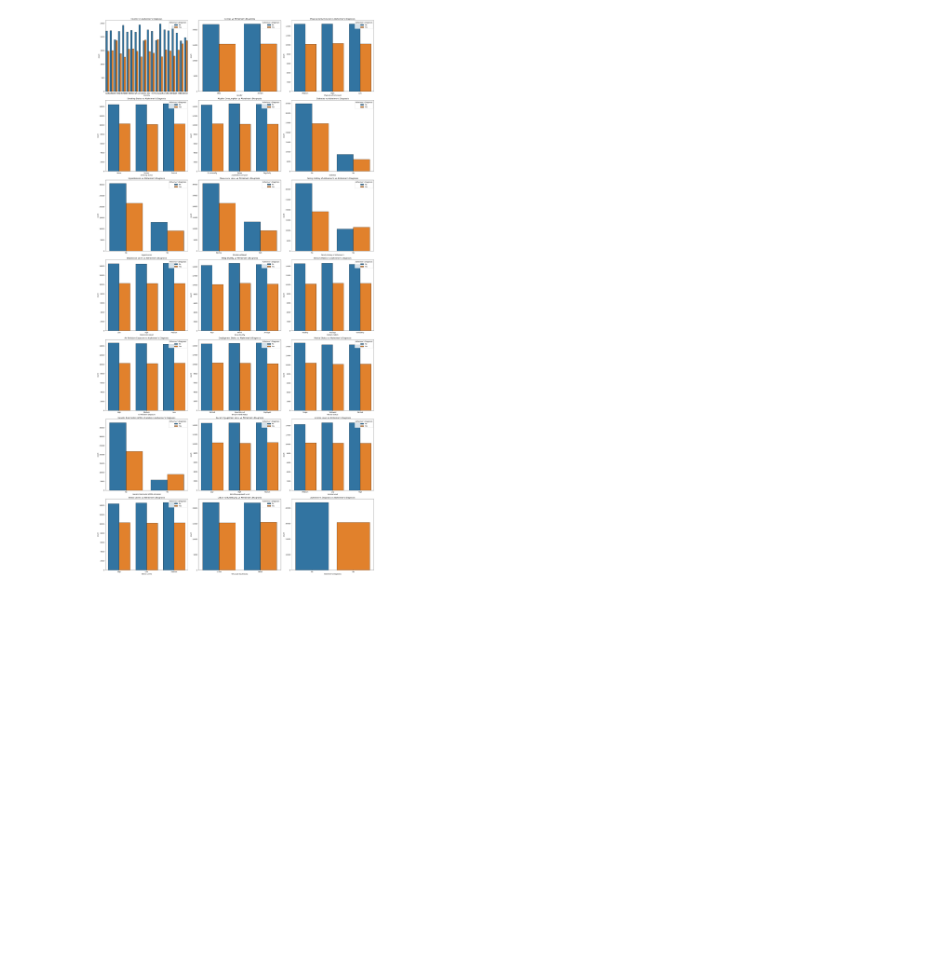
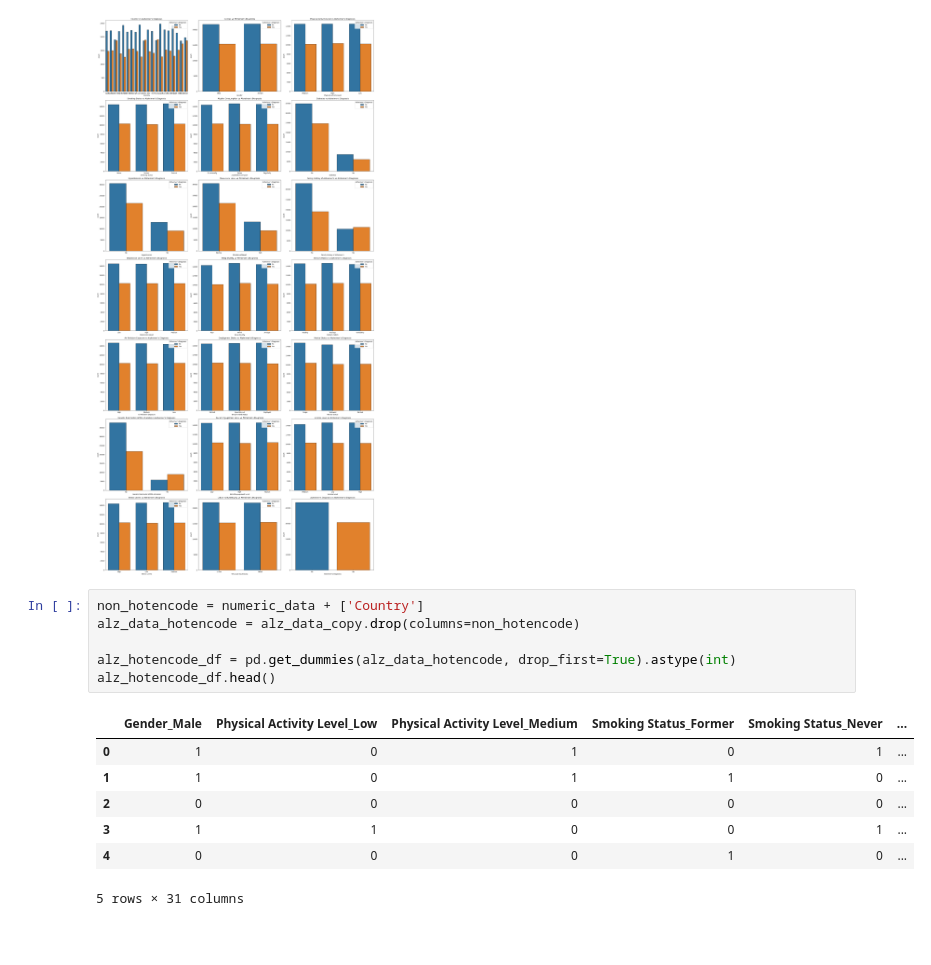
Before and after one commit to Zander-Rothering/Chem277a_Project_II, a Jupyter notebook: Project_II.ipynb, the cells around one changed output. Cells and saved outputs as stored; diff of their text form; blank space fills up the shorter version.

```diff
--- a/Project_II.ipynb
+++ b/Project_II.ipynb
@@ -130,6 +138,20 @@ plt.tight_layout()
 plt.show()
 # %% [output]
 [figure]
+# %%
+non_hotencode = numeric_data + ['Country']
+alz_data_hotencode = alz_data_copy.drop(columns=non_hotencode)
+
+alz_hotencode_df = pd.get_dummies(alz_data_hotencode, drop_first=True).astype(int)
+alz_hotencode_df.head()
+# %% [output]
+|  | Gender_Male | Physical Activity Level_Low | Physical Activity Level_Medium | Smoking Status_Former | Smoking Status_Never | ... |
+| 0 | 1 | 0 | 1 | 0 | 1 | ... |
+| 1 | 1 | 0 | 1 | 1 | 0 | ... |
+| 2 | 0 | 0 | 0 | 0 | 0 | ... |
+| 3 | 1 | 1 | 0 | 0 | 1 | ... |
+| 4 | 0 | 0 | 0 | 1 | 0 | ... |
+5 rows × 31 columns
 # %% [markdown]
 <br>
 # %% [markdown]
```
Also changed, not shown: parts of 4 cells of this notebook.
